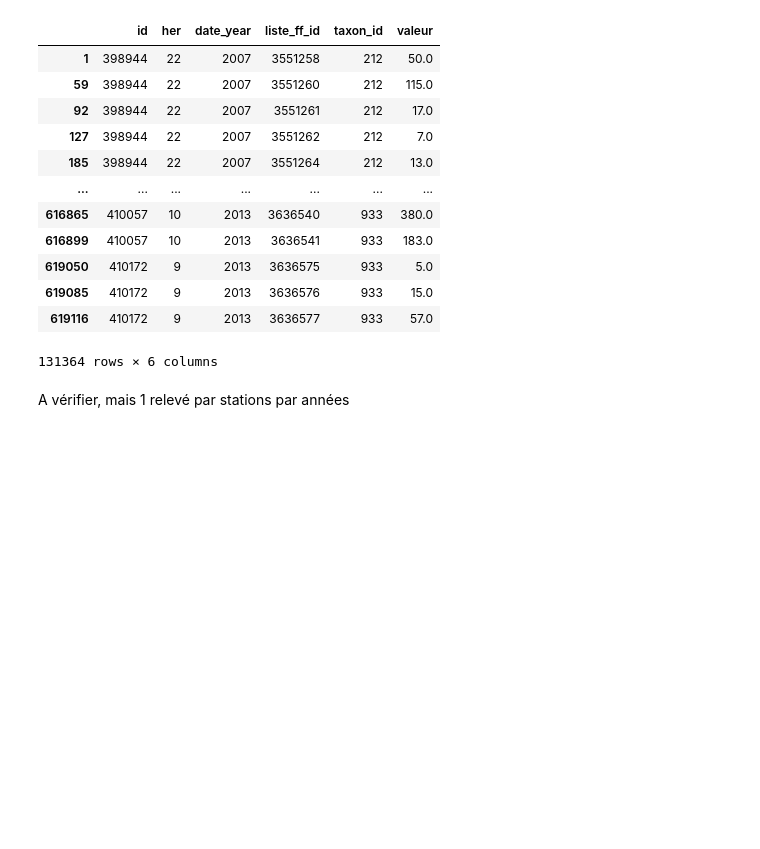
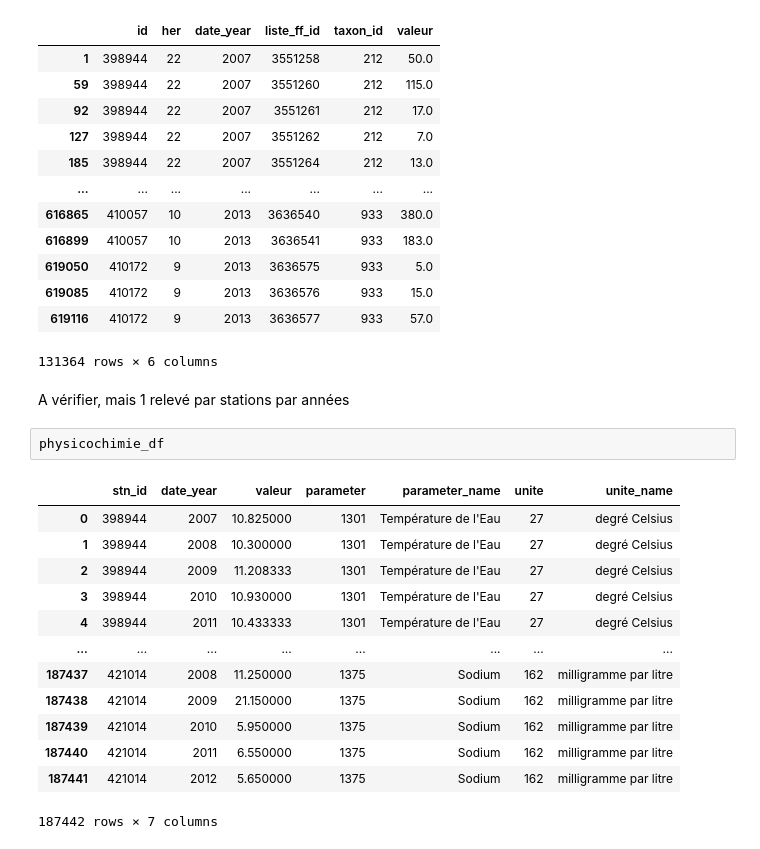
Before and after one commit to chefmtt/nvx-defis-eau, a Jupyter notebook: eau_individus.ipynb, the cells around one changed output. Drawn from its saved outputs; the diff is of its cells as text; blank space fills up the shorter version.

```diff
--- a/eau_individus.ipynb
+++ b/eau_individus.ipynb
@@ -148,5 +150,21 @@ stn_taxon.sort_values(["taxon_id", "liste_ff_id"])
 131364 rows × 6 columns
 # %% [markdown]
 A vérifier, mais 1 relevé par stations par années
+# %%
+physicochimie_df
+# %% [output]
+|  | stn_id | date_year | valeur | parameter | parameter_name | unite | unite_name |
+| 0 | 398944 | 2007 | 10.825000 | 1301 | Température de l'Eau | 27 | degré Celsius |
+| 1 | 398944 | 2008 | 10.300000 | 1301 | Température de l'Eau | 27 | degré Celsius |
+| 2 | 398944 | 2009 | 11.208333 | 1301 | Température de l'Eau | 27 | degré Celsius |
+| 3 | 398944 | 2010 | 10.930000 | 1301 | Température de l'Eau | 27 | degré Celsius |
+| 4 | 398944 | 2011 | 10.433333 | 1301 | Température de l'Eau | 27 | degré Celsius |
+| ... | ... | ... | ... | ... | ... | ... | ... |
+| 187437 | 421014 | 2008 | 11.250000 | 1375 | Sodium | 162 | milligramme par litre |
+| 187438 | 421014 | 2009 | 21.150000 | 1375 | Sodium | 162 | milligramme par litre |
+| 187439 | 421014 | 2010 | 5.950000 | 1375 | Sodium | 162 | milligramme par litre |
+| 187440 | 421014 | 2011 | 6.550000 | 1375 | Sodium | 162 | milligramme par litre |
+| 187441 | 421014 | 2012 | 5.650000 | 1375 | Sodium | 162 | milligramme par litre |
+187442 rows × 7 columns
 # %%
 physicochimie_df.sort_values(["stn_id", "date_year", "parameter_name"])
```
Also changed, not shown: parts of 8 cells of this notebook, 1 other file.
